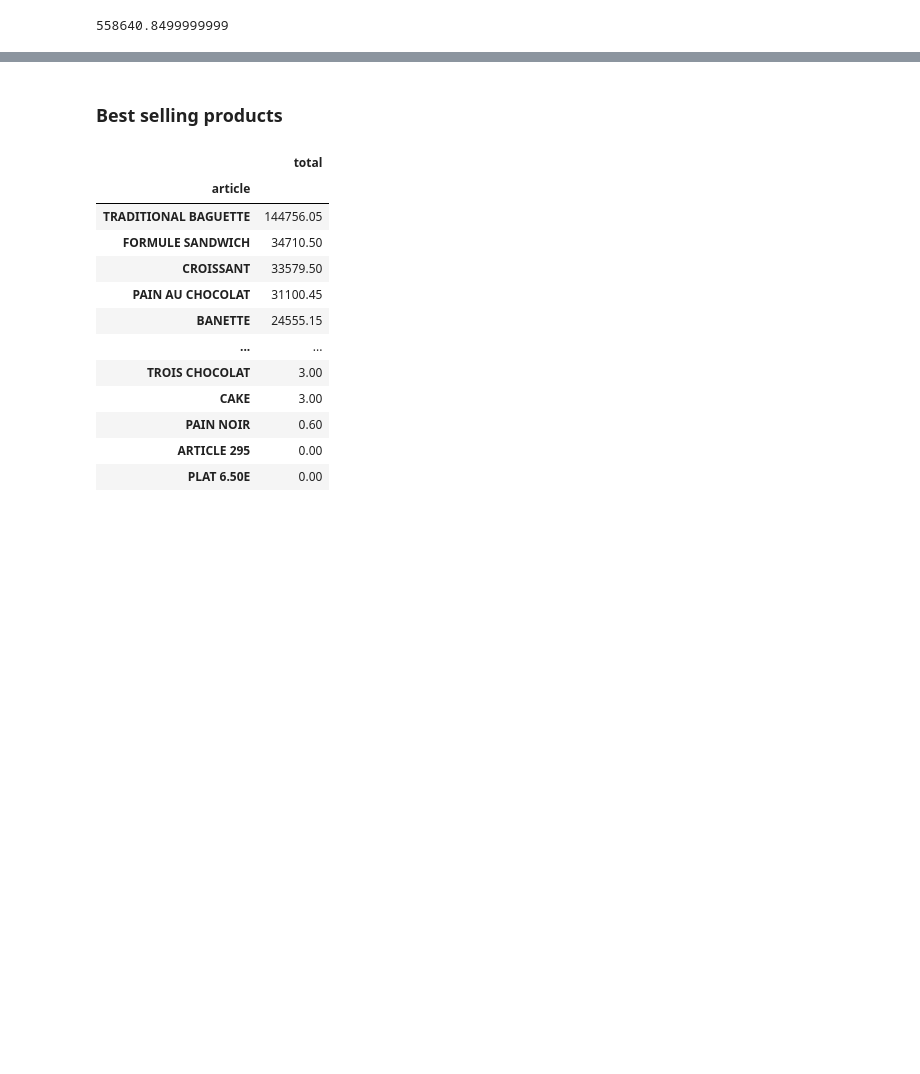
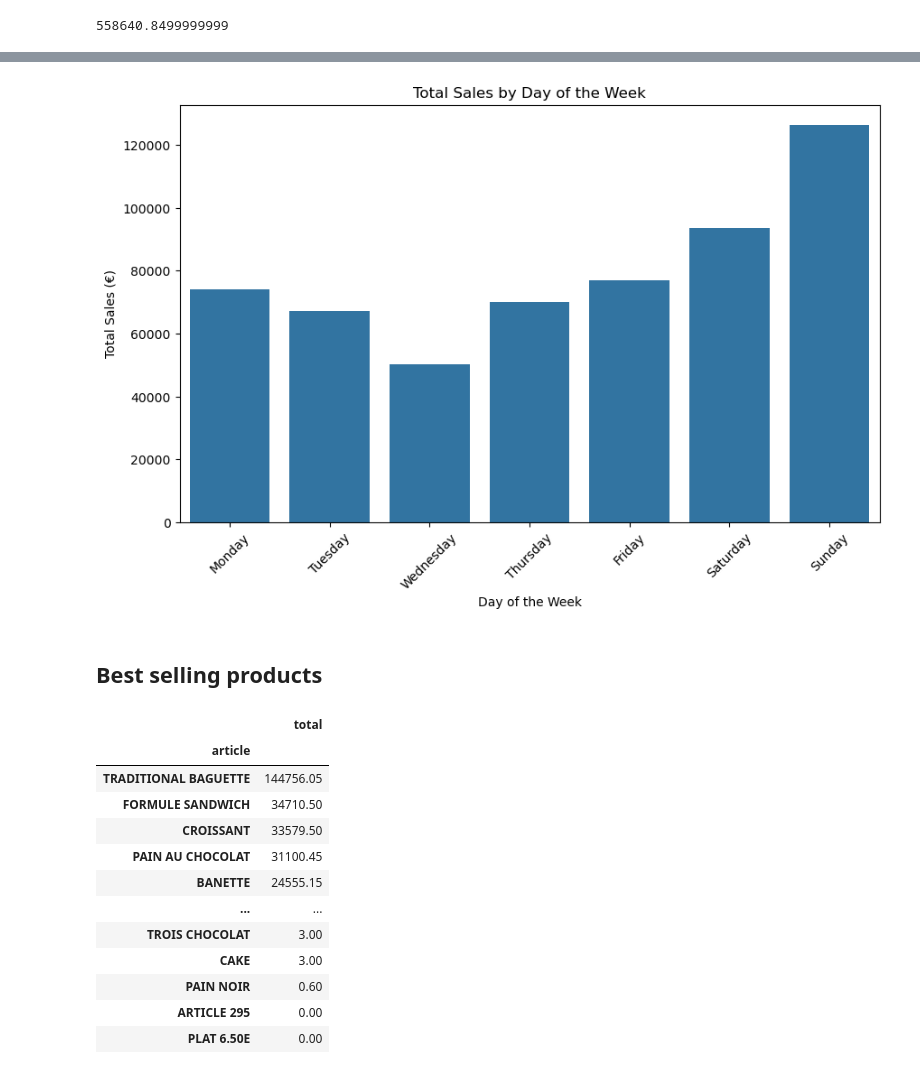
Before and after one commit to fedemaximovicz/BakerySales, a Jupyter notebook: bakery_sales.ipynb, the cells around one changed output, grey strips where cells are left out. Cells and saved outputs as stored; diff of their text form; code cells hidden in the pictures; blank space fills up the shorter version.

```diff
--- a/bakery_sales.ipynb
+++ b/bakery_sales.ipynb
@@ -379,0 +467,10 @@ total_sales
+# %%
+df['day_of_week'] = df['date'].dt.dayofweek
+
+day_names = {0: 'Monday', 1: 'Tuesday', 2: 'Wednesday', 3: 'Thursday',
+             4: 'Friday', 5: 'Saturday', 6: 'Sunday'}
+
+df['day_name'] = df['day_of_week'].map(day_names)
+# %%
+sales_by_day = df.groupby('day_name')['total'].sum().reset_index()
+sales_by_day
@@ -380,5 +486,21 @@ total_sales
+# %%
+sales_by_day['day_name'] = pd.Categorical(sales_by_day['day_name'],
+                                          categories=['Monday', 'Tuesday', 'Wednesday', 'Thursday',
+                                                      'Friday', 'Saturday', 'Sunday'],
+                                          ordered=True)
+sales_by_day = sales_by_day.sort_values('day_name')
+# %%
+plt.figure(figsize=(10, 6))
+sns.barplot(data=sales_by_day, x='day_name', y='total')
+plt.title('Total Sales by Day of the Week')
+plt.xlabel('Day of the Week')
+plt.ylabel('Total Sales (€)')
+plt.xticks(rotation=45)
+plt.show()
+# %% [output]
+[figure, added]
 # %% [markdown]
-### Best selling products
+## Best selling products
 # %%
 sales_by_product = df.groupby('article')['total'].sum().reset_index().set_index('article').sort_values(by='total', ascending=False)
 sales_by_product
```
Also changed, not shown: parts of 25 cells of this notebook.
